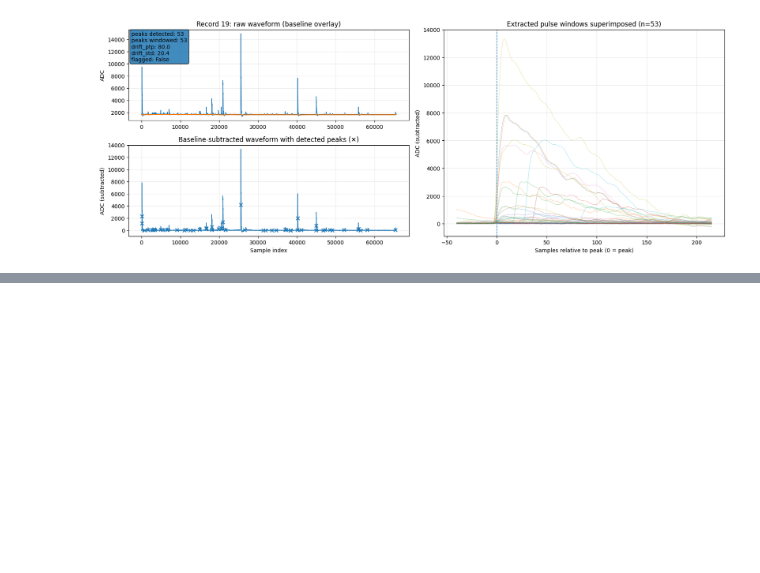
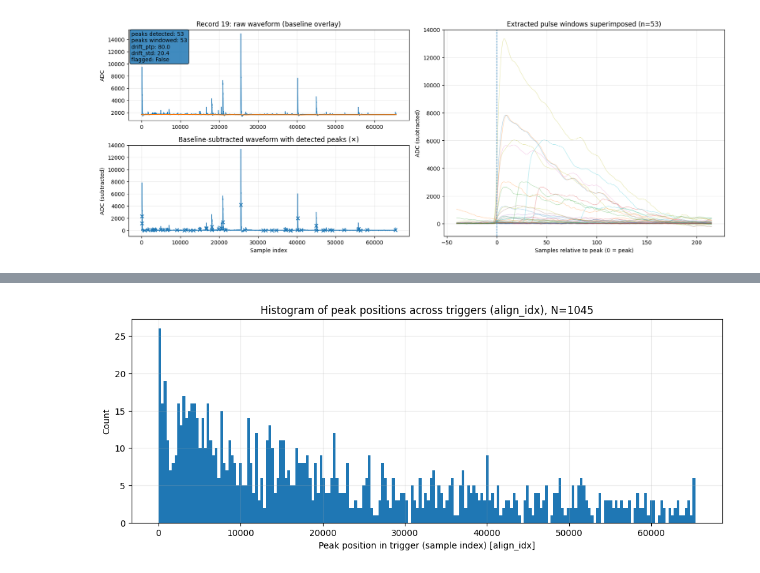
Before and after one commit to eberthol/PSD_GMVAE_Coldbox, a Jupyter notebook: data_eng/Peak_Selection.ipynb, the cells around one changed output, grey strips where cells are left out. Saved outputs shown, nothing was run; the diff lists cells and outputs as text; code cells hidden in the pictures; blank space fills up the shorter version.

```diff
--- a/data_eng/Peak_Selection.ipynb
+++ b/data_eng/Peak_Selection.ipynb
@@ -359,0 +634,4 @@ windows, peak_positions = plot_record_qc_from_result(
+# %%
+pos = plot_peak_position_histogram(results, use="align", bins=200)
+# %% [output]
+[figure, added]
```
Also changed, not shown: parts of 9 cells of this notebook.
